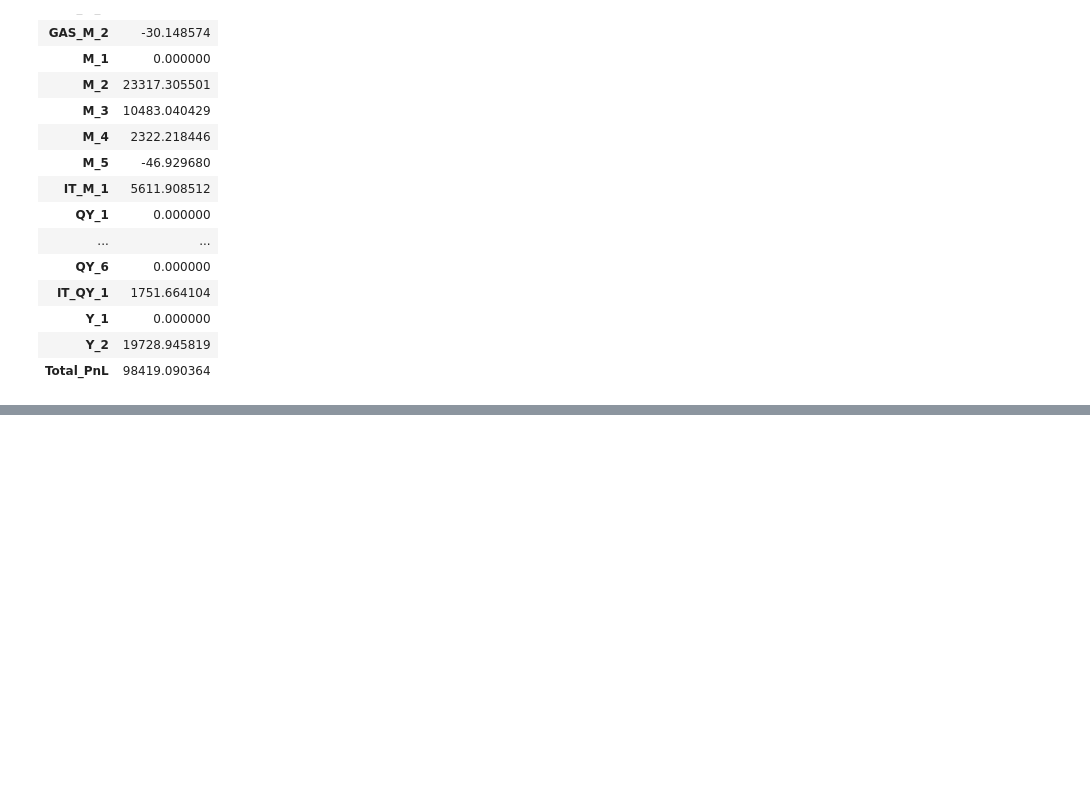
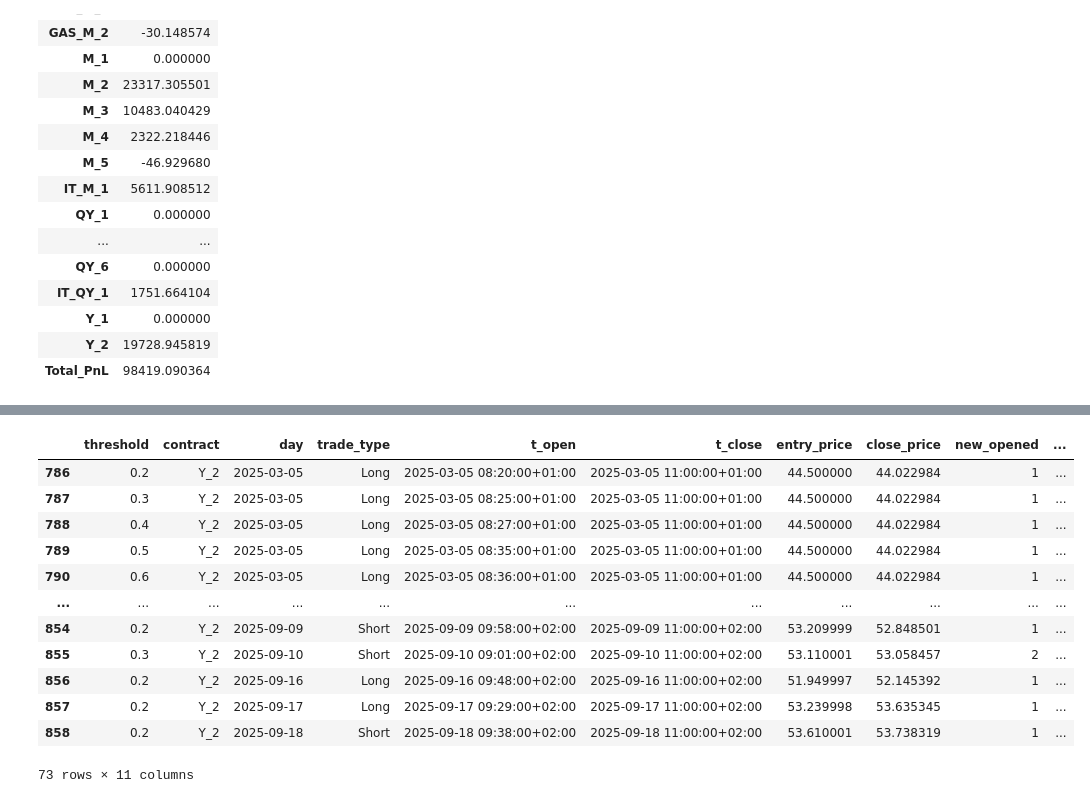
Before and after one commit to filtip/EnergyTrading, a Jupyter notebook: sf_project/notebooks/strategy.ipynb, the cells around one changed output, grey strips where cells are left out. Drawn from its saved outputs; the diff is of its cells as text; code cells hidden in the pictures; blank space fills up the shorter version.

```diff
--- a/sf_project/notebooks/strategy.ipynb
+++ b/sf_project/notebooks/strategy.ipynb
@@ -126,0 +143,16 @@ plots.calculate_total_pnl(trades_out_of_sample)
+# %%
+trades_in_sample[trades_in_sample.contract == "Y_2"].sort_values(by="day")
+# %% [output]
+|  | threshold | contract | day | trade_type | t_open | t_close | entry_price | close_price | new_opened | ... |
+| 786 | 0.2 | Y_2 | 2025-03-05 | Long | 2025-03-05 08:20:00+01:00 | 2025-03-05 11:00:00+01:00 | 44.500000 | 44.022984 | 1 | ... |
+| 787 | 0.3 | Y_2 | 2025-03-05 | Long | 2025-03-05 08:25:00+01:00 | 2025-03-05 11:00:00+01:00 | 44.500000 | 44.022984 | 1 | ... |
+| 788 | 0.4 | Y_2 | 2025-03-05 | Long | 2025-03-05 08:27:00+01:00 | 2025-03-05 11:00:00+01:00 | 44.500000 | 44.022984 | 1 | ... |
+| 789 | 0.5 | Y_2 | 2025-03-05 | Long | 2025-03-05 08:35:00+01:00 | 2025-03-05 11:00:00+01:00 | 44.500000 | 44.022984 | 1 | ... |
+| 790 | 0.6 | Y_2 | 2025-03-05 | Long | 2025-03-05 08:36:00+01:00 | 2025-03-05 11:00:00+01:00 | 44.500000 | 44.022984 | 1 | ... |
+| ... | ... | ... | ... | ... | ... | ... | ... | ... | ... | ... |
+| 854 | 0.2 | Y_2 | 2025-09-09 | Short | 2025-09-09 09:58:00+02:00 | 2025-09-09 11:00:00+02:00 | 53.209999 | 52.848501 | 1 | ... |
+| 855 | 0.3 | Y_2 | 2025-09-10 | Short | 2025-09-10 09:01:00+02:00 | 2025-09-10 11:00:00+02:00 | 53.110001 | 53.058457 | 2 | ... |
+| 856 | 0.2 | Y_2 | 2025-09-16 | Long | 2025-09-16 09:48:00+02:00 | 2025-09-16 11:00:00+02:00 | 51.949997 | 52.145392 | 1 | ... |
+| 857 | 0.2 | Y_2 | 2025-09-17 | Long | 2025-09-17 09:29:00+02:00 | 2025-09-17 11:00:00+02:00 | 53.239998 | 53.635345 | 1 | ... |
+| 858 | 0.2 | Y_2 | 2025-09-18 | Short | 2025-09-18 09:38:00+02:00 | 2025-09-18 11:00:00+02:00 | 53.610001 | 53.738319 | 1 | ... |
+73 rows × 11 columns
```
Also changed, not shown: parts of 1 cell of this notebook.
